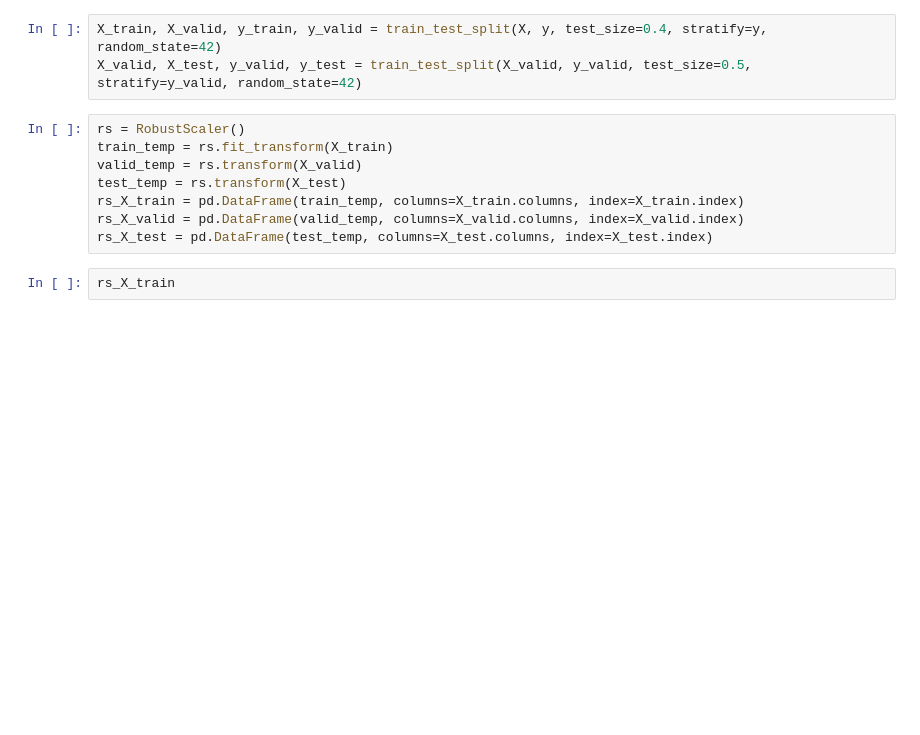
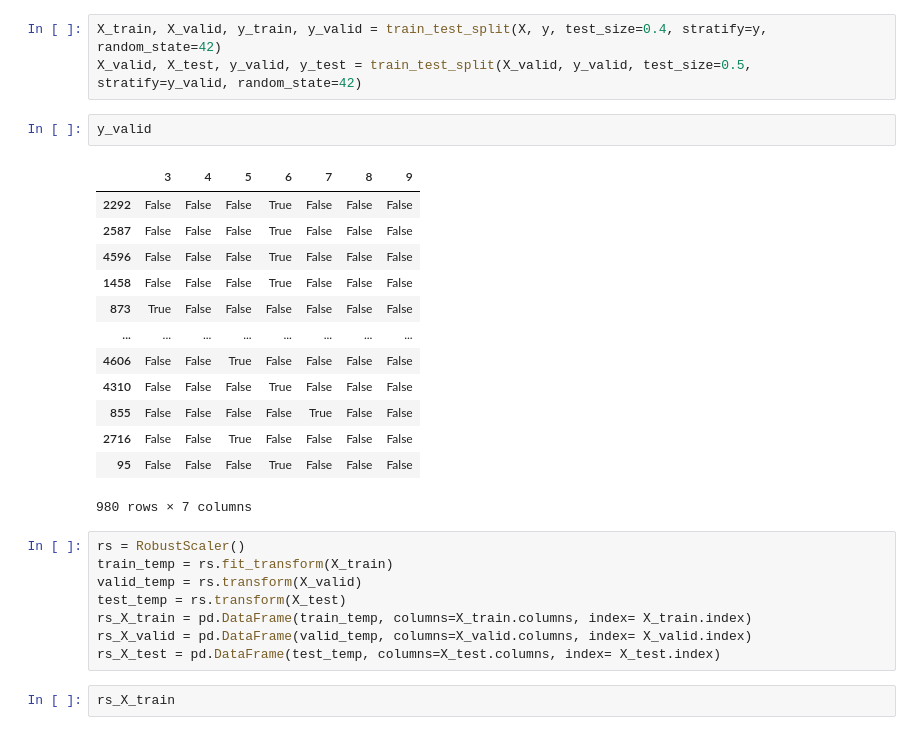
Before and after one commit to eunso03/fintech, a Jupyter notebook: 06deep_learning/04다중클래스분류_callback사용해_과적합_막고_최고성능모델_저장하기.ipynb, the cells around one changed output. Drawn from its saved outputs; the diff is of its cells as text; blank space fills up the shorter version.

```diff
--- a/06deep_learning/04다중클래스분류_callback사용해_과적합_막고_최고성능모델_저장하기.ipynb
+++ b/06deep_learning/04다중클래스분류_callback사용해_과적합_막고_최고성능모델_저장하기.ipynb
@@ -109,14 +124,30 @@ Name: count, dtype: int64
 # %%
 X_train, X_valid, y_train, y_valid = train_test_split(X, y, test_size=0.4, stratify=y, random_state=42)
 X_valid, X_test, y_valid, y_test = train_test_split(X_valid, y_valid, test_size=0.5, stratify=y_valid, random_state=42)
+# %%
+y_valid
+# %% [output]
+|  | 3 | 4 | 5 | 6 | 7 | 8 | 9 |
+| 2292 | False | False | False | True | False | False | False |
+| 2587 | False | False | False | True | False | False | False |
+| 4596 | False | False | False | True | False | False | False |
+| 1458 | False | False | False | True | False | False | False |
+| 873 | True | False | False | False | False | False | False |
+| ... | ... | ... | ... | ... | ... | ... | ... |
+| 4606 | False | False | True | False | False | False | False |
+| 4310 | False | False | False | True | False | False | False |
+| 855 | False | False | False | False | True | False | False |
+| 2716 | False | False | True | False | False | False | False |
+| 95 | False | False | False | True | False | False | False |
+980 rows × 7 columns
 # %%
 rs = RobustScaler()
 train_temp = rs.fit_transform(X_train)
 valid_temp = rs.transform(X_valid)
 test_temp = rs.transform(X_test)
-rs_X_train = pd.DataFrame(train_temp, columns=X_train.columns, index=X_train.index)
-rs_X_valid = pd.DataFrame(valid_temp, columns=X_valid.columns, index=X_valid.index)
-rs_X_test = pd.DataFrame(test_temp, columns=X_test.columns, index=X_test.index)
+rs_X_train = pd.DataFrame(train_temp, columns=X_train.columns, index= X_train.index)
+rs_X_valid = pd.DataFrame(valid_temp, columns=X_valid.columns, index= X_valid.index)
+rs_X_test = pd.DataFrame(test_temp, columns=X_test.columns, index= X_test.index)
 # %%
 rs_X_train
 # %% [output]
```
Also changed, not shown: parts of 15 cells of this notebook, 4 other files.
